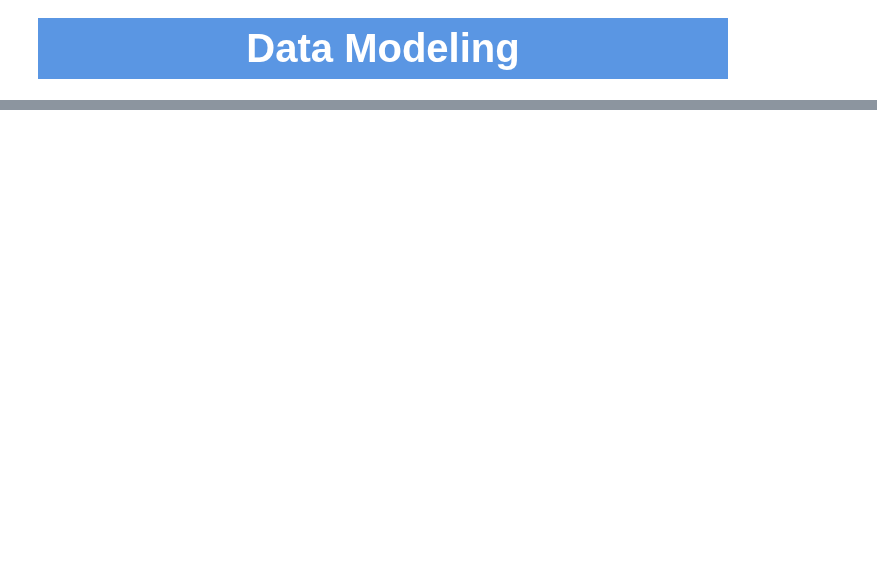
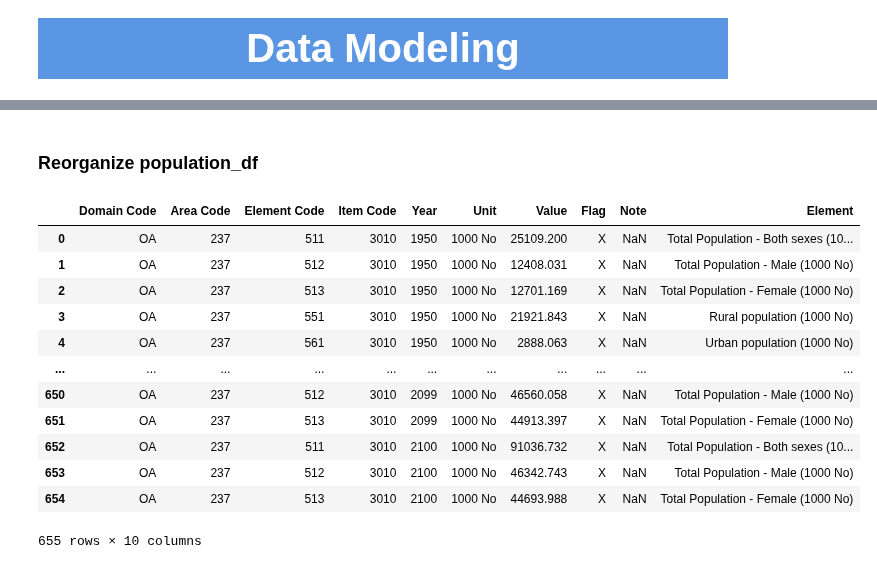
Before and after one commit to DunQua/-Intro2DS-Final-Seminar, a Jupyter notebook: source_code/04_data_modeling.ipynb, the cells around one changed output, grey strips where cells are left out. Cells and saved outputs as stored; diff of their text form; code cells hidden in the pictures; blank space fills up the shorter version.

```diff
--- a/source_code/04_data_modeling.ipynb
+++ b/source_code/04_data_modeling.ipynb
@@ -40,0 +20,19 @@ product_df.head()
+# %% [markdown]
+### Reorganize population_df
+# %%
+population_df = population_df.merge(element_df, how= 'left', on= 'Element Code')
+population_df
+# %% [output]
+|  | Domain Code | Area Code | Element Code | Item Code | Year | Unit | Value | Flag | Note | Element |
+| 0 | OA | 237 | 511 | 3010 | 1950 | 1000 No | 25109.200 | X | NaN | Total Population - Both sexes (10... |
+| 1 | OA | 237 | 512 | 3010 | 1950 | 1000 No | 12408.031 | X | NaN | Total Population - Male (1000 No) |
+| 2 | OA | 237 | 513 | 3010 | 1950 | 1000 No | 12701.169 | X | NaN | Total Population - Female (1000 No) |
+| 3 | OA | 237 | 551 | 3010 | 1950 | 1000 No | 21921.843 | X | NaN | Rural population (1000 No) |
+| 4 | OA | 237 | 561 | 3010 | 1950 | 1000 No | 2888.063 | X | NaN | Urban population (1000 No) |
+| ... | ... | ... | ... | ... | ... | ... | ... | ... | ... | ... |
+| 650 | OA | 237 | 512 | 3010 | 2099 | 1000 No | 46560.058 | X | NaN | Total Population - Male (1000 No) |
+| 651 | OA | 237 | 513 | 3010 | 2099 | 1000 No | 44913.397 | X | NaN | Total Population - Female (1000 No) |
+| 652 | OA | 237 | 511 | 3010 | 2100 | 1000 No | 91036.732 | X | NaN | Total Population - Both sexes (10... |
+| 653 | OA | 237 | 512 | 3010 | 2100 | 1000 No | 46342.743 | X | NaN | Total Population - Male (1000 No) |
+| 654 | OA | 237 | 513 | 3010 | 2100 | 1000 No | 44693.988 | X | NaN | Total Population - Female (1000 No) |
+655 rows × 10 columns
```
Also changed, not shown: parts of 22 cells of this notebook.
